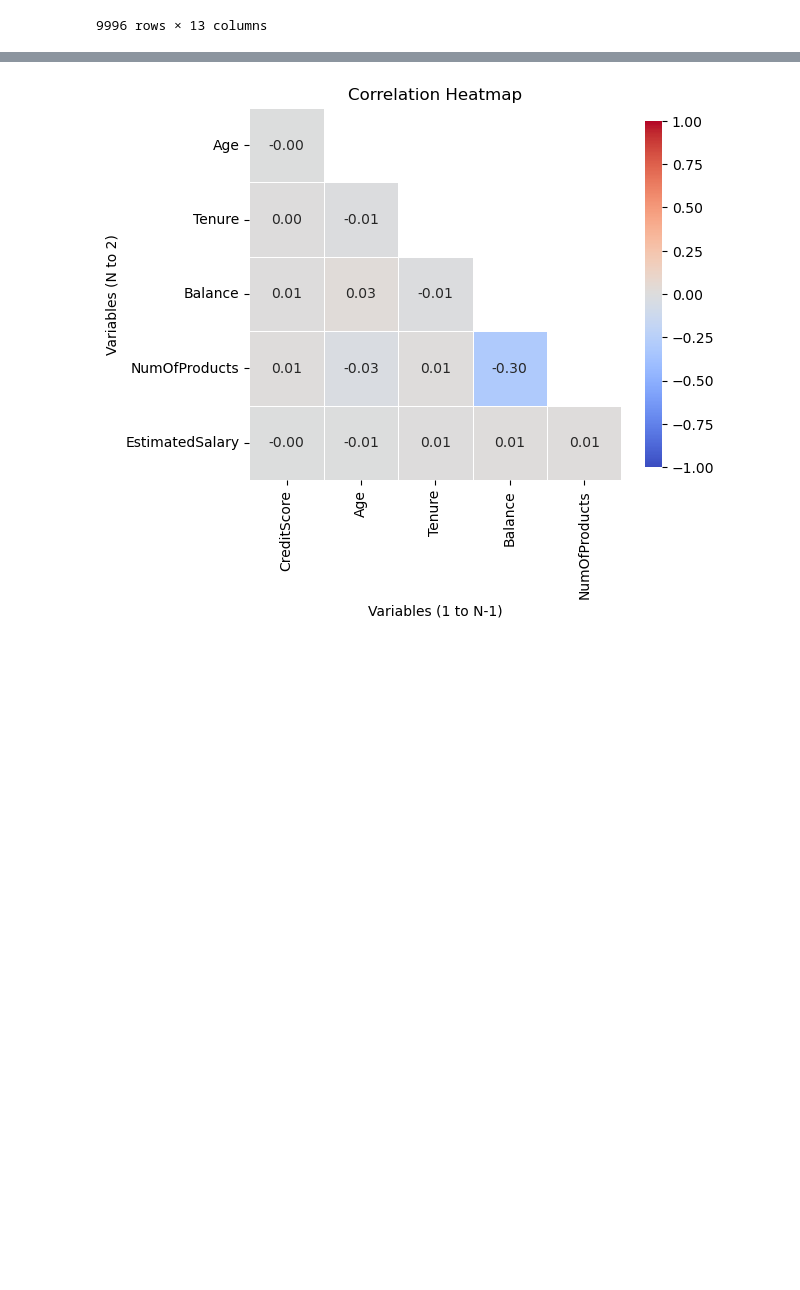
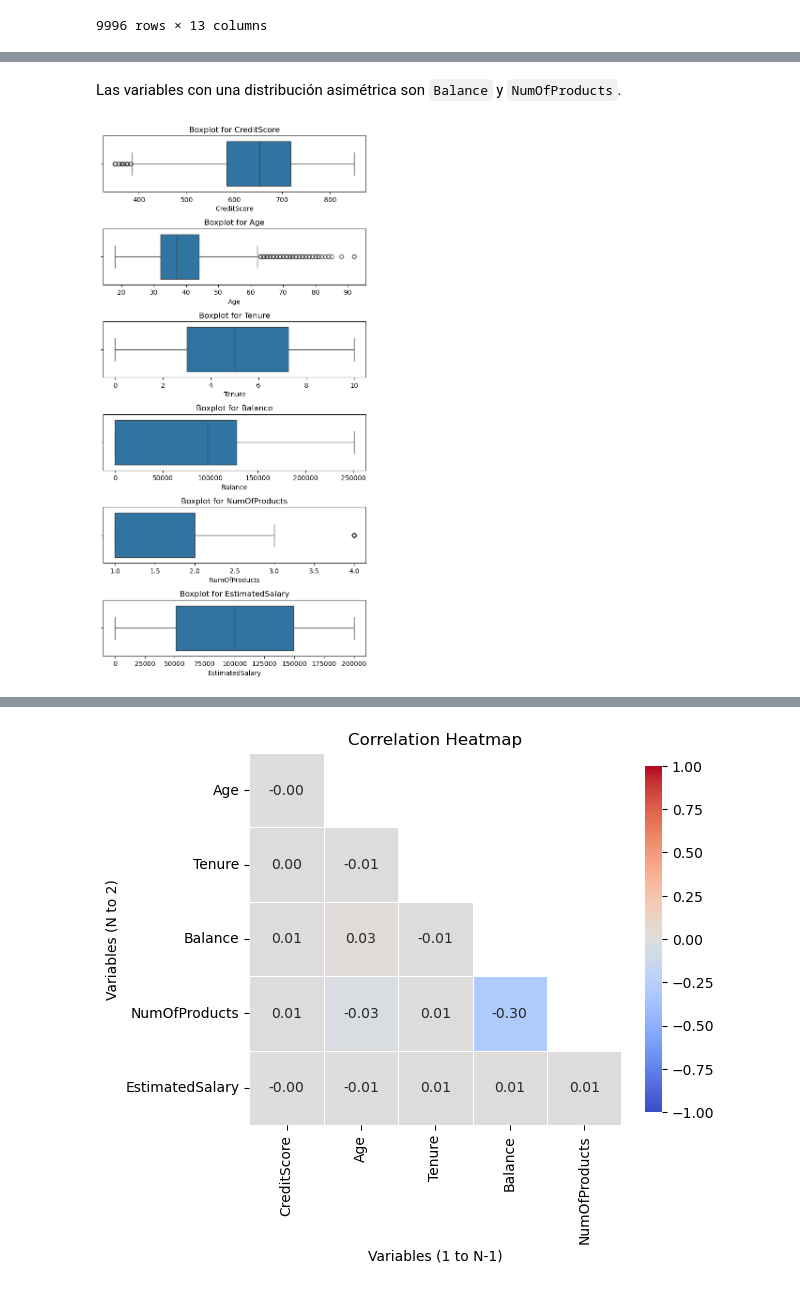
Before and after one commit to davexat/Customer_Churn_Predictor, a Jupyter notebook: notebooks/2.0_dsb_data_exploration.ipynb, the cells around one changed output, grey strips where cells are left out. Saved outputs shown, nothing was run; the diff lists cells and outputs as text; code cells hidden in the pictures; blank space fills up the shorter version.

Commit message:
chore: plots

```diff
--- a/notebooks/2.0_dsb_data_exploration.ipynb
+++ b/notebooks/2.0_dsb_data_exploration.ipynb
@@ -35,0 +49,6 @@ num_vars = [
+# %% [markdown]
+Las variables con una distribución asimétrica son `Balance` y `NumOfProducts`.
+# %%
+plots.plot_horizontal_boxplot(df, num_vars)
+# %% [output]
+[figure, added]
```
Also changed, not shown: parts of 4 cells of this notebook, 1 other file.
